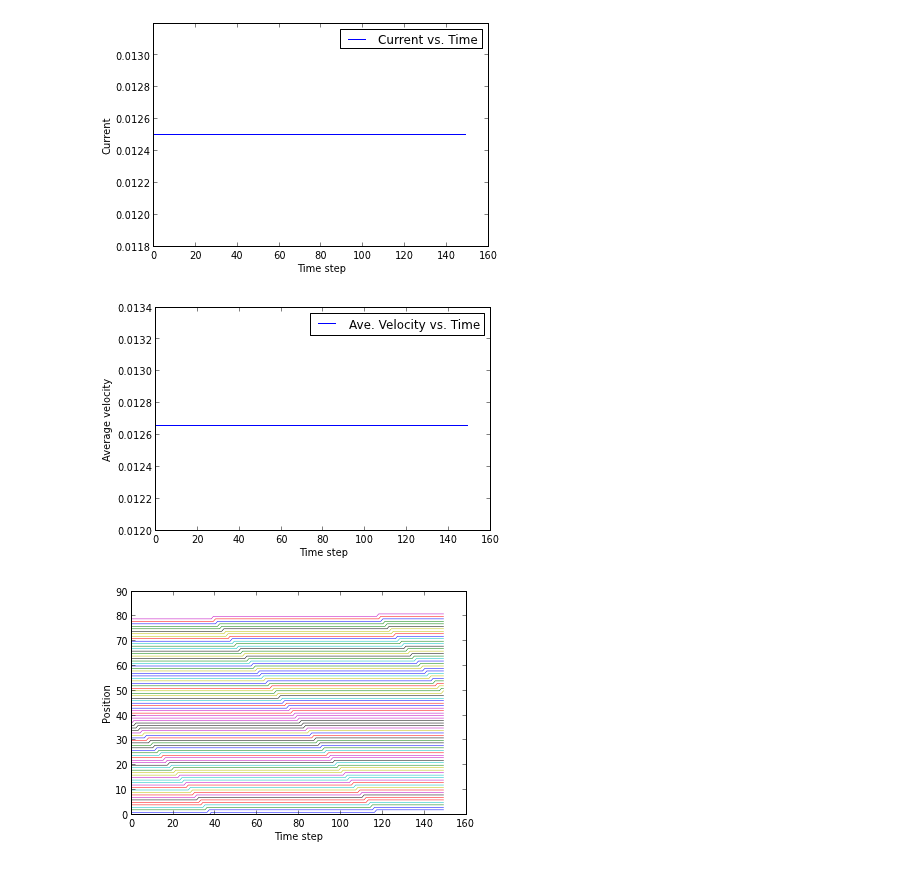
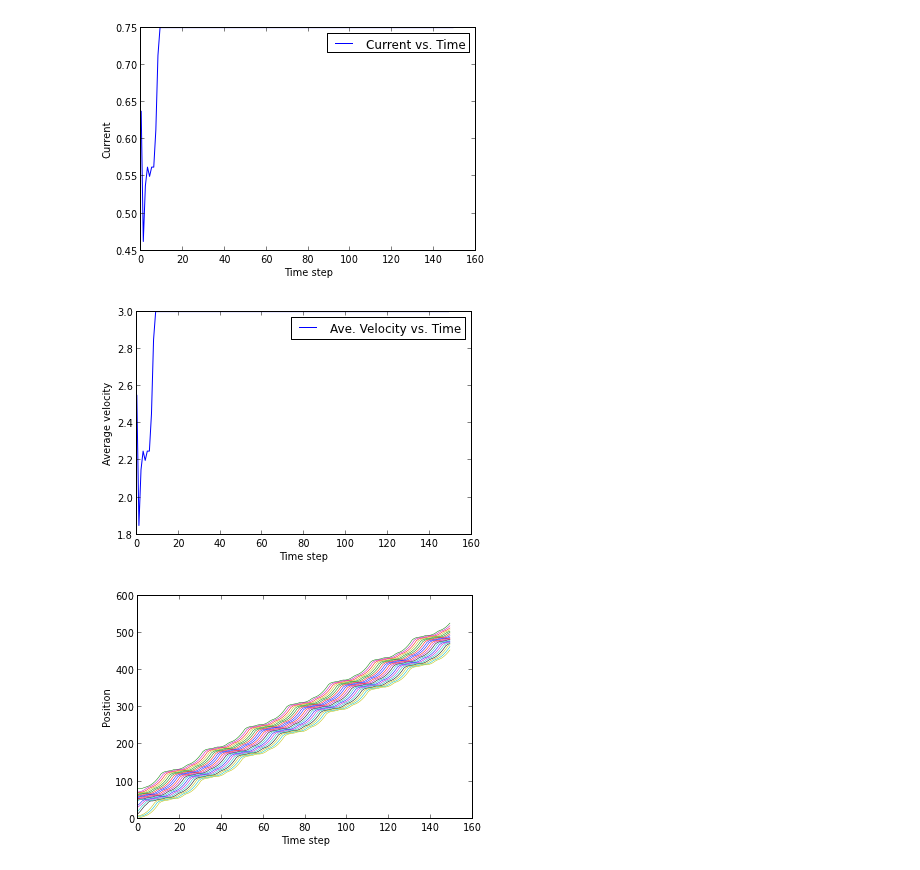
Before and after one commit to jeziegle/PHYS202-S13, a Jupyter notebook: Project/OneDimensionalTraffic.ipynb, the cells around one changed output. Cells and saved outputs as stored; diff of their text form; code cells hidden in the pictures.

```diff
--- a/Project/OneDimensionalTraffic.ipynb
+++ b/Project/OneDimensionalTraffic.ipynb
@@ -235,26 +235,26 @@ def doASEP(L,cars,N):
     return avevel, density, current, pos
 # %%
 #doing STCA runs, and plotting current, avevelocity, and positions vs. steps
-avevelS,densityS,currentS,posS = doSTCA(80,79,.1,150)
+avevelS,densityS,currentS,posS = doSTCA(80,20,.1,150)
 t = arange(0,150,1)
 plot(t, currentS,label="Current vs. Time")
 xlabel("Time step")
 ylabel("Current")
 legend()
 show()
 plot(t,avevelS,label="Ave. Velocity vs. Time")
 xlabel("Time step")
 ylabel("Average velocity")
 legend()
 show()
 plot(t,posS,linewidth=.5,label="Position vs. Time")
 xlabel("Time step")
 ylabel("Position")
 show()
 # %% [output]
-[figure, old version]
+[figure, new version]
-[figure, old version]
+[figure, new version]
-[figure, old version]
+[figure, new version]
 # %%
 #doing STCA runs, and plotting current, avevelocity, and positions vs. steps
 N = 150
```
Also changed, not shown: parts of 6 cells of this notebook.
